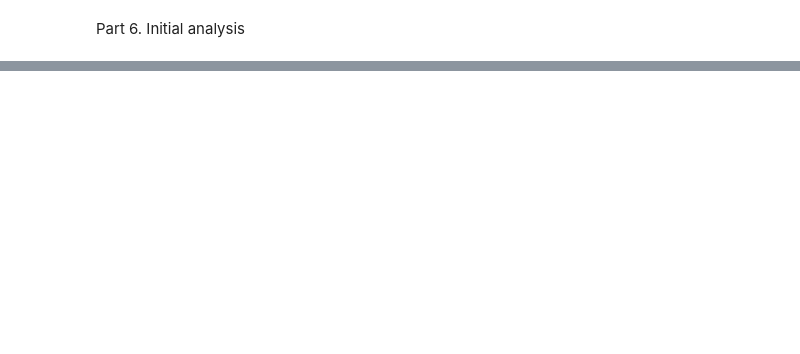
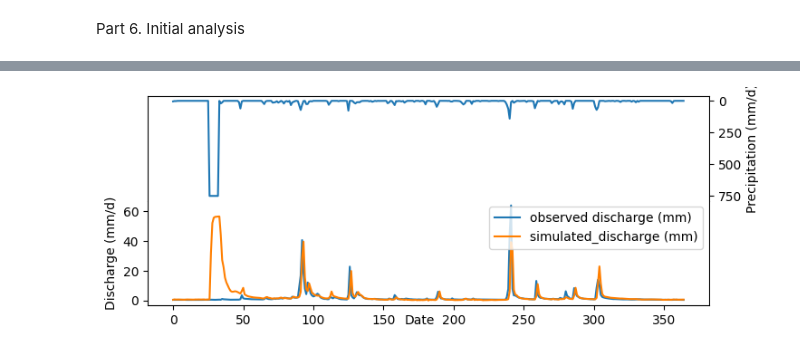
Before and after one commit to sanikabaste/Hy2DL, a Jupyter notebook: Hy2DL/experiments/LSTM_CAMELS_CH_lstmcell_tanh.ipynb, the cells around one changed output, grey strips where cells are left out. Saved outputs shown, nothing was run; the diff lists cells and outputs as text; code cells hidden in the pictures; blank space fills up the shorter version.

```diff
--- a/Hy2DL/experiments/LSTM_CAMELS_CH_lstmcell_tanh.ipynb
+++ b/Hy2DL/experiments/LSTM_CAMELS_CH_lstmcell_tanh.ipynb
@@ -632,0 +620,41 @@ plt.show()
+# %%
+inspectmodel_states = inspect_results_states[basin_to_analyze]
+weights_linear, _ = lstm_model.linear.state_dict().items()
+dataset_to_analyze = testing_dataset[basin_to_analyze]
+
+import matplotlib.gridspec as gridspec
+fig = plt.figure(figsize=(8, 3))
+gs = gridspec.GridSpec(2, 1, height_ratios=[1, 1])
+idx = 850
+sl = model_hyper_parameters["seq_length"]
+
+# Create the second subplot for precipitation
+ax1 = fig.add_subplot(gs[0, 0])
+# ax1.set_title('Input values')
+x_d_ = dataset_to_analyze.sequence_data[basin_to_analyze]['x_d'][:, 0:5]*dataset_to_analyze.scaler['x_d_std']+dataset_to_analyze.scaler['x_d_mean']
+ax1.plot(x_d_[idx:idx+sl, 0])
+ax1.set_ylabel('Precipitation (mm/d)')
+# Invert the precipitation y-axis
+ax1.invert_yaxis()
+ax1.spines['bottom'].set_visible(False)
+ax1.yaxis.tick_right()
+ax1.yaxis.set_label_position("right")
+
+# plot discharge
+ax2 = fig.add_subplot(gs[1, 0])
+# ax2.set_title('Simulated and Observed Discharge')
+y_obs = dataset_to_analyze.sequence_data[basin_to_analyze]['y_obs'][:]
+ax2.plot(y_obs[idx:idx+sl], label='observed discharge (mm)', color=color_palette["observed"])
+ax2.plot(inspectmodel_states[0]['y_hat'][idx-sl:idx, :].numpy(), label='simulated_discharge (mm)', color=color_palette["simulated"])
+ax2.legend()
+# ax2.set_xlabel('Date')
+ax2.set_ylabel('Discharge (mm/d)')
+ax2.spines['top'].set_visible(False)
+
+# Set common x-label
+fig.text(0.5, 0.04, 'Date', ha='center')
+
+# Adjust layout to remove space between plots
+plt.subplots_adjust(hspace=0.0)
+# %% [output]
+[figure, added]
```
Also changed, not shown: parts of 13 cells of this notebook, 6 other files.
